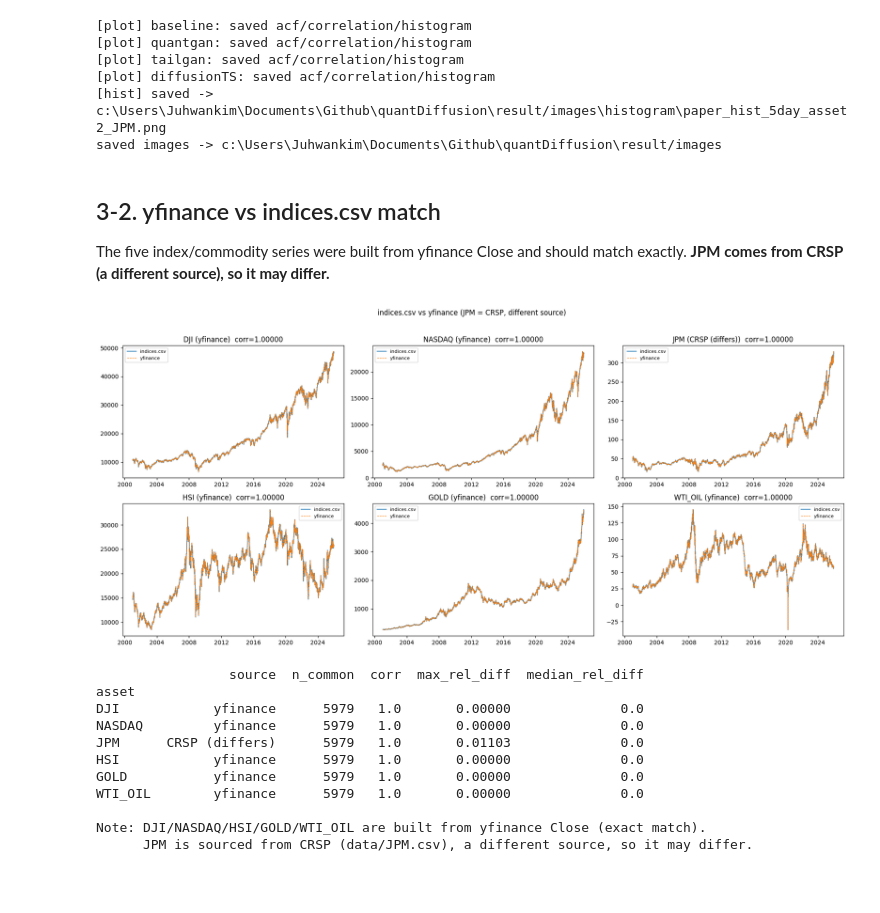
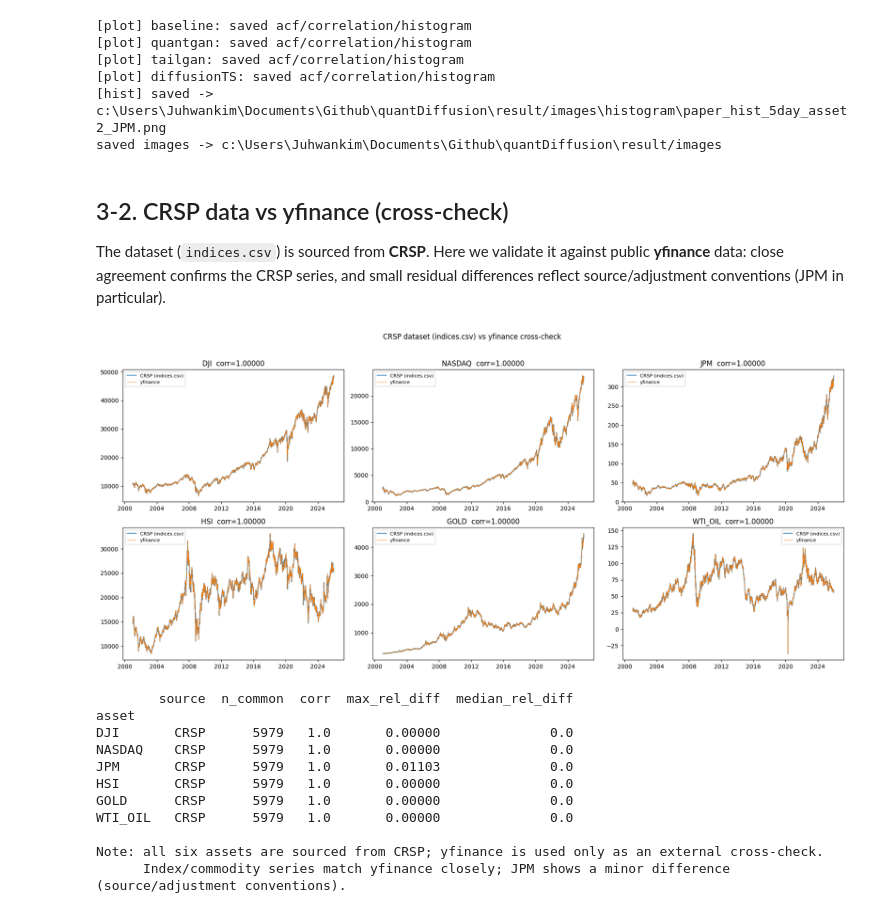
Before and after one commit to JUHWANKIM-ai/QuantDiffusion, a Jupyter notebook: 3_visualization.ipynb, the cells around one changed output. Cells and saved outputs as stored; diff of their text form; code cells hidden in the pictures; blank space fills up the shorter version.

```diff
--- a/3_visualization.ipynb
+++ b/3_visualization.ipynb
@@ -105,64 +105,63 @@ print("saved images ->", IMG)
 [hist] saved -> c:\Users\Juhwankim\Documents\Github\quantDiffusion\result/images\histogram\paper_hist_5day_asset2_JPM.png
 saved images -> c:\Users\Juhwankim\Documents\Github\quantDiffusion\result/images
 # %% [markdown]
-## 3-2. yfinance vs indices.csv match
-The five index/commodity series were built from yfinance Close and should match exactly.
-**JPM comes from CRSP (a different source), so it may differ.**
+## 3-2. CRSP data vs yfinance (cross-check)
+The dataset (`indices.csv`) is sourced from **CRSP**. Here we validate it against public **yfinance** data:
+close agreement confirms the CRSP series, and small residual differences reflect source/adjustment conventions
+(JPM in particular).
 # %%
 import yfinance as yf
 
-# indices.csv column -> yfinance ticker
+# CRSP column -> yfinance ticker used only as an external cross-check reference
 TICKER_MAP = {"DJI": "^DJI", "NASDAQ": "^IXIC", "JPM": "JPM",
               "HSI": "^HSI", "GOLD": "GC=F", "WTI_OIL": "CL=F"}
-# JPM in indices.csv is from CRSP, not yfinance -> may differ
-YF_SOURCE = {"DJI": "yfinance", "NASDAQ": "yfinance", "HSI": "yfinance",
-             "GOLD": "yfinance", "WTI_OIL": "yfinance", "JPM": "CRSP (differs)"}
+SOURCE = {k: "CRSP" for k in TICKER_MAP}   # all six assets are from CRSP
 
 start = df.index.min().strftime("%Y-%m-%d")
 end = (df.index.max() + pd.Timedelta(days=1)).strftime("%Y-%m-%d")
 raw = yf.download(list(TICKER_MAP.values()), start=start, end=end,
                   auto_adjust=False, progress=False)
 close = raw["Close"] if isinstance(raw.columns, pd.MultiIndex) else raw
 inv = {v: k for k, v in TICKER_MAP.items()}
 yf_close = close.rename(columns=inv)[list(TICKER_MAP.keys())]
 
-# compare on common dates
+# compare CRSP (indices.csv) against yfinance on common dates
 rows = []
 fig, axs = plt.subplots(2, 3, figsize=(18, 8))
 for ax, col in zip(axs.ravel(), feature_names):
-    a = df[col].dropna()
-    b = yf_close[col].dropna()
+    a = df[col].dropna()               # CRSP
+    b = yf_close[col].dropna()         # yfinance reference
     common = a.index.intersection(b.index)
     a2, b2 = a.loc[common], b.loc[common]
     corr = a2.corr(b2)
     rel = np.abs(a2 - b2) / (np.abs(a2) + 1e-8)
-    rows.append({"asset": col, "source": YF_SOURCE[col], "n_common": len(common),
+    rows.append({"asset": col, "source": SOURCE[col], "n_common": len(common),
                  "corr": round(corr, 6), "max_rel_diff": round(float(rel.max()), 5),
                  "median_rel_diff": round(float(rel.median()), 6)})
-    ax.plot(a2.index, a2.values, label="indices.csv", lw=1.2)
+    ax.plot(a2.index, a2.values, label="CRSP (indices.csv)", lw=1.2)
     ax.plot(b2.index, b2.values, label="yfinance", lw=0.8, ls="--")
-    ax.set_title(f"{col} ({YF_SOURCE[col]})  corr={corr:.5f}")
+    ax.set_title(f"{col}  corr={corr:.5f}")
     ax.legend(fontsize=8)
-fig.suptitle("indices.csv vs yfinance (JPM = CRSP, different source)", y=1.02)
+fig.suptitle("CRSP dataset (indices.csv) vs yfinance cross-check", y=1.02)
 fig.tight_layout()
 fig.savefig(os.path.join(file_manager.get_image_path(), "yfinance_match.png"),
             dpi=150, bbox_inches="tight")
 plt.show()
 
 match = pd.DataFrame(rows).set_index("asset")
 print(match.to_string())
-print("\nNote: DJI/NASDAQ/HSI/GOLD/WTI_OIL are built from yfinance Close (exact match).")
-print("      JPM is sourced from CRSP (data/JPM.csv), a different source, so it may differ.")
+print("\nNote: all six assets are sourced from CRSP; yfinance is used only as an external cross-check.")
+print("      Index/commodity series match yfinance closely; JPM shows a minor difference (source/adjustment conventions).")
 # %% [output]
-[figure, old version]
+[figure, new version]
-                 source  n_common  corr  max_rel_diff  median_rel_diff
+        source  n_common  corr  max_rel_diff  median_rel_diff
 asset
-DJI            yfinance      5979   1.0       0.00000              0.0
-NASDAQ         yfinance      5979   1.0       0.00000              0.0
-JPM      CRSP (differs)      5979   1.0       0.01103              0.0
-HSI            yfinance      5979   1.0       0.00000              0.0
-GOLD           yfinance      5979   1.0       0.00000              0.0
-WTI_OIL        yfinance      5979   1.0       0.00000              0.0
+DJI       CRSP      5979   1.0       0.00000              0.0
+NASDAQ    CRSP      5979   1.0       0.00000              0.0
+JPM       CRSP      5979   1.0       0.01103              0.0
+HSI       CRSP      5979   1.0       0.00000              0.0
+GOLD      CRSP      5979   1.0       0.00000              0.0
+WTI_OIL   CRSP      5979   1.0       0.00000              0.0
 
-Note: DJI/NASDAQ/HSI/GOLD/WTI_OIL are built from yfinance Close (exact match).
-      JPM is sourced from CRSP (data/JPM.csv), a different source, so it may differ.
+Note: all six assets are sourced from CRSP; yfinance is used only as an external cross-check.
+      Index/commodity series match yfinance closely; JPM shows a minor difference (source/adjustment conventions).
```
Also changed, not shown: parts of 1 cell of this notebook, 5 other files.
